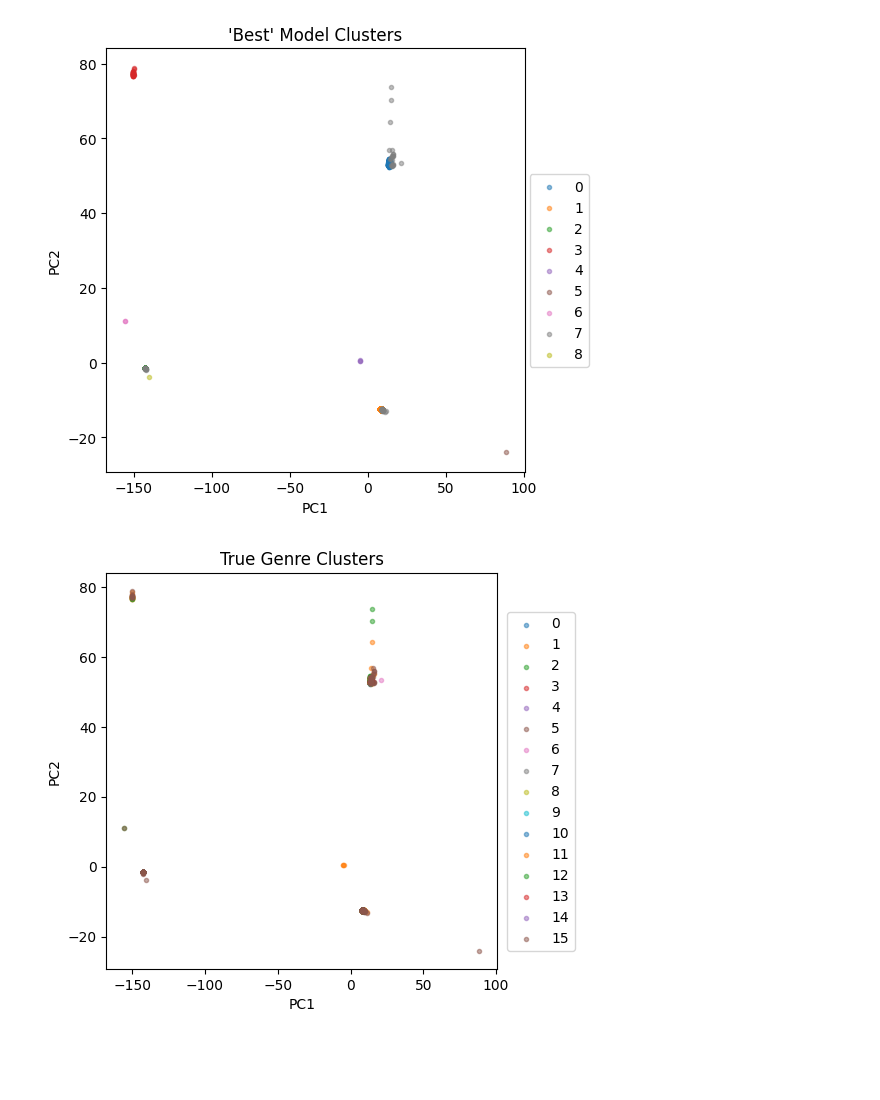
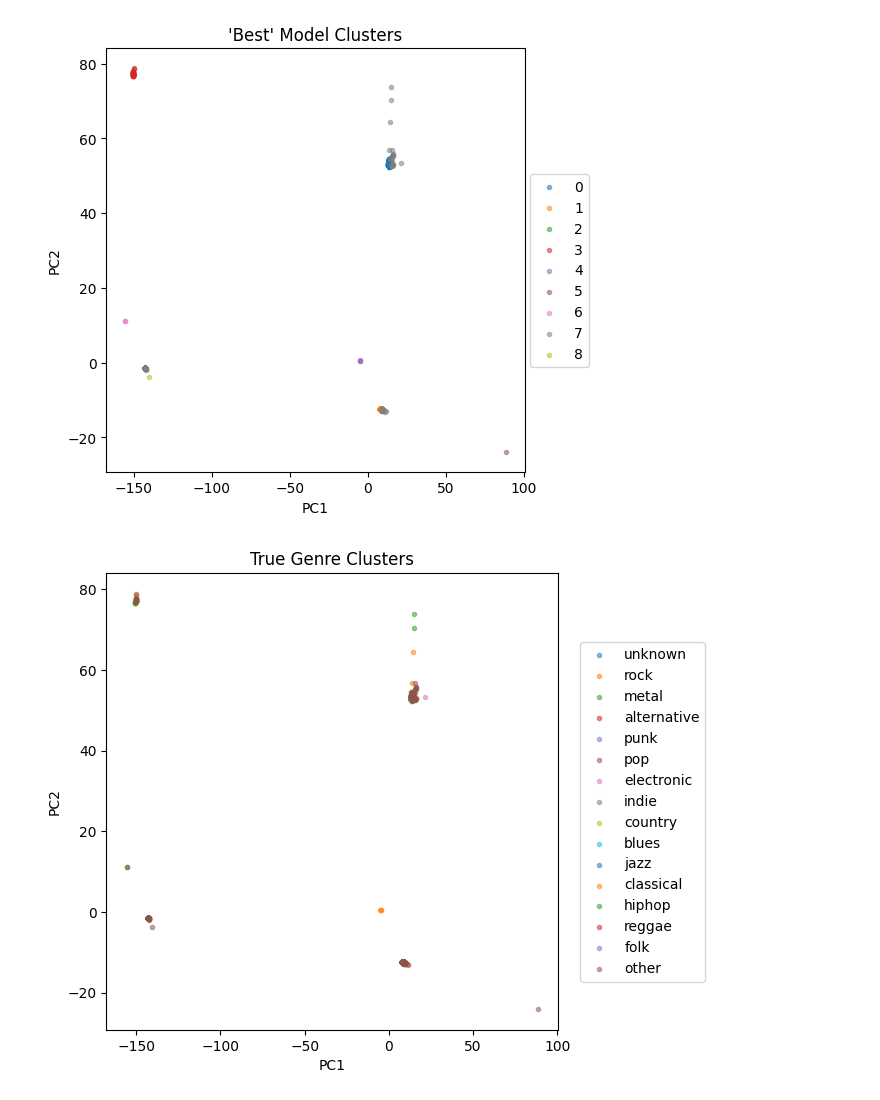
Before and after one commit to MattGroho/tab-hero, a Jupyter notebook: notebooks/unsupervised_pipeline_investigation.ipynb, the cells around one changed output. Saved outputs shown, nothing was run; the diff lists cells and outputs as text; code cells hidden in the pictures; blank space fills up the shorter version.

Commit message:
Added genre labels to the last scatterplot

```diff
--- a/notebooks/unsupervised_pipeline_investigation.ipynb
+++ b/notebooks/unsupervised_pipeline_investigation.ipynb
@@ -1776,21 +1776,21 @@ fig.legend(loc='center right');
 # %% [output]
 [figure]
 # %%
-fig, ax = plt.subplots(figsize=(6,6))
+fig, ax = plt.subplots(figsize=(8,8))
 for label in sorted(song_genre.loc[:, 'genre_id'].unique()):
     labels = song_genre.loc[:, 'genre_id'].values
     curr_cluster_indices = np.where(labels == label)
     # print(labels)
     # print(curr_cluster_indices)
     _x = PCA_DATASET[curr_cluster_indices, 0]
     _y = PCA_DATASET[curr_cluster_indices, 1]
     # colors = song_genre.iloc[curr_cluster_indices].loc[:, best_model]
-    ax.scatter(_x, _y, alpha=.5, s=9, label=label)
+    ax.scatter(_x, _y, alpha=.5, s=9, label=GENRE_ID_MAP[label])
 
 ax.set_title("True Genre Clusters")
 ax.set_xlabel("PC1")
 ax.set_ylabel("PC2")
-fig.tight_layout(pad=5)
+fig.tight_layout(pad=10)
 fig.legend(loc='center right');
 # %% [output]
-[figure, old version]
+[figure, new version]
```
